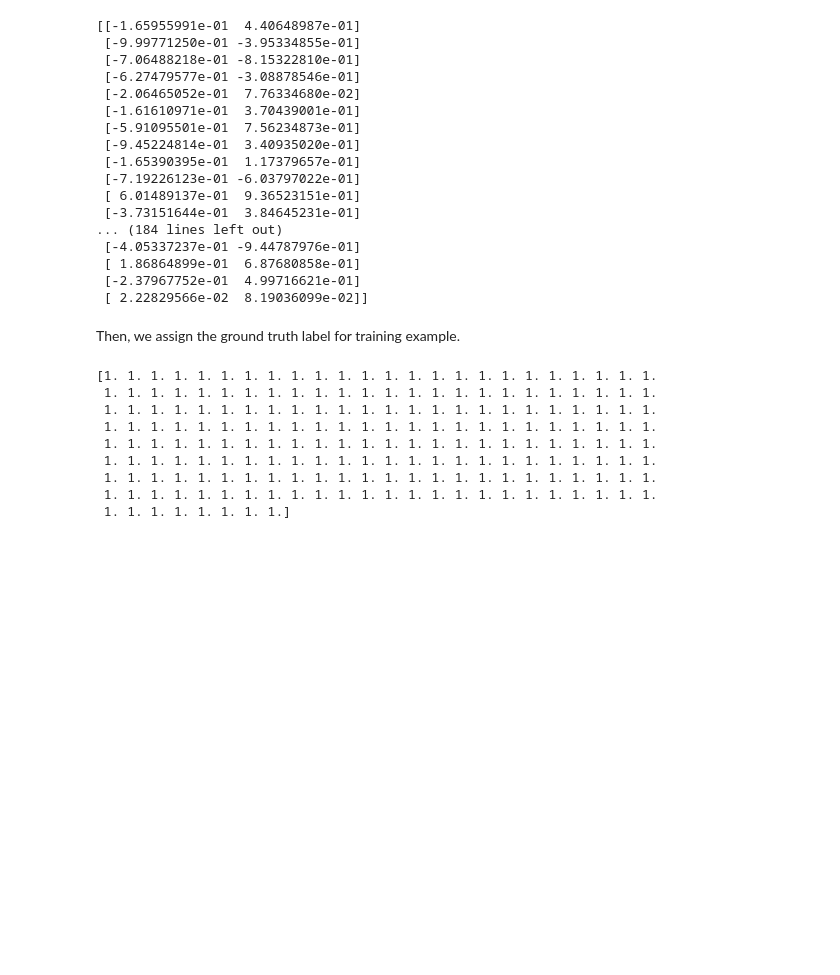
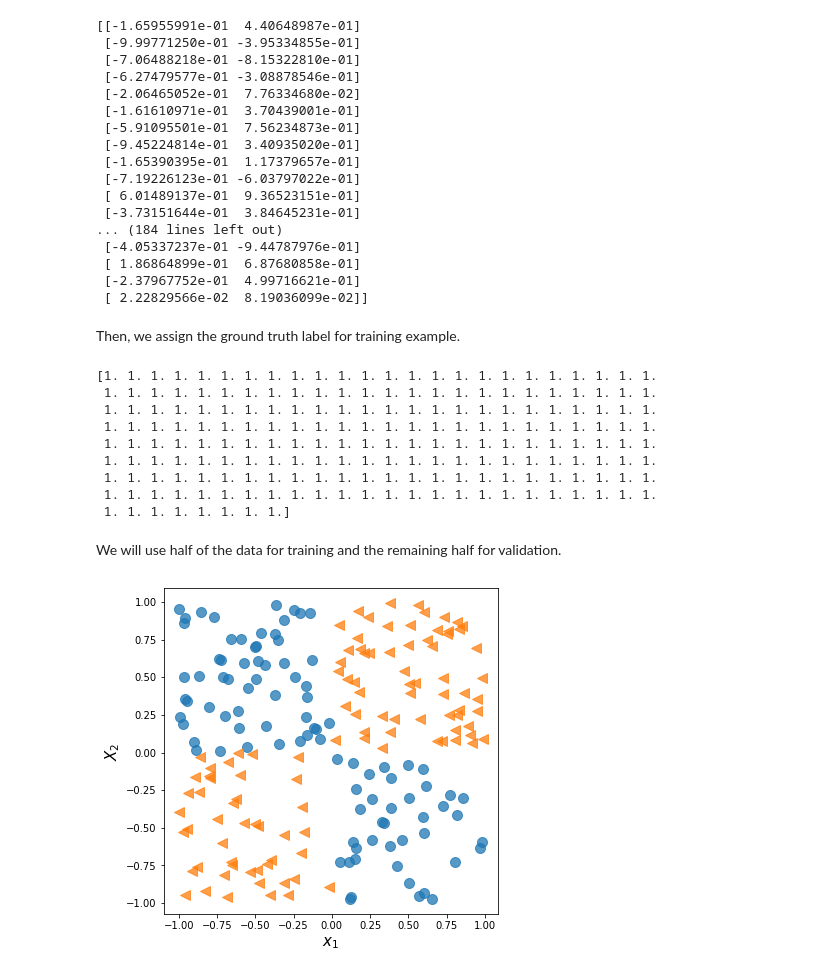
Before and after one commit to test99500/Python, a Jupyter notebook: Python Machine Learning/Chapter14/Solving an XOR classification problem.ipynb, the cells around one changed output. Saved outputs shown, nothing was run; the diff lists cells and outputs as text; code cells hidden in the pictures; blank space fills up the shorter version.

```diff
--- a/Python Machine Learning/Chapter14/Solving an XOR classification problem.ipynb
+++ b/Python Machine Learning/Chapter14/Solving an XOR classification problem.ipynb
@@ -45,3 +45,25 @@ print(y)
  1. 1. 1. 1. 1. 1. 1. 1. 1. 1. 1. 1. 1. 1. 1. 1. 1. 1. 1. 1. 1. 1. 1. 1.
  1. 1. 1. 1. 1. 1. 1. 1. 1. 1. 1. 1. 1. 1. 1. 1. 1. 1. 1. 1. 1. 1. 1. 1.
  1. 1. 1. 1. 1. 1. 1. 1.]
+# %% [markdown]
+We will use half of the data for training and the remaining half for validation.
+# %%
+# if X0 * X1 <0, y = 0
+y[X[:,0] * X[:, 1] < 0] = 0
+
+X_train = X[:100, :]
+y_train = y[:100]
+X_valid = X[100:, :]
+y_valid = y[100:]
+
+fig = plt.figure(figsize=(6, 6))
+plt.plot(X[y==0, 0], X[y==0, 1], 'o', alpha=0.75, markersize=10)
+plt.plot(X[y==1, 0], X[y==1, 1], '<', alpha=0.75, markersize=10)
+plt.xlabel(r'$x_1$', size=15)
+plt.ylabel(r'$X_2$', size=15)
+
+plt.savefig('Exclusive OR.jpg')
+
+plt.show()
+# %% [output]
+[figure, added]
```
Also changed, not shown: 1 other file.
